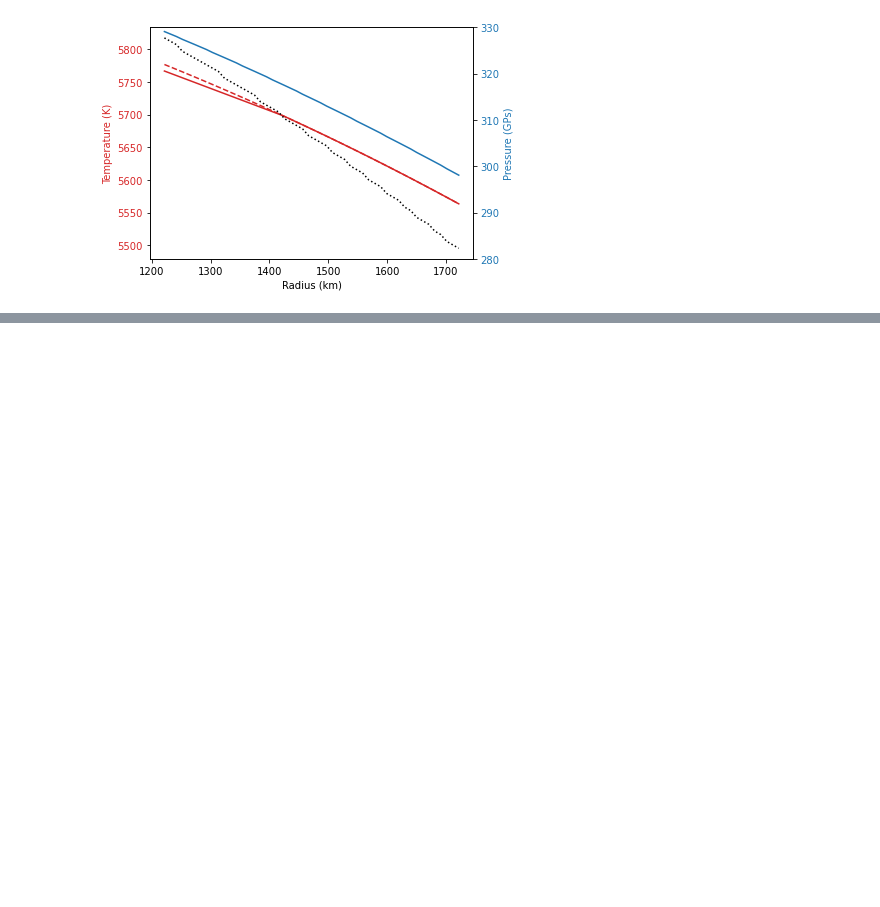
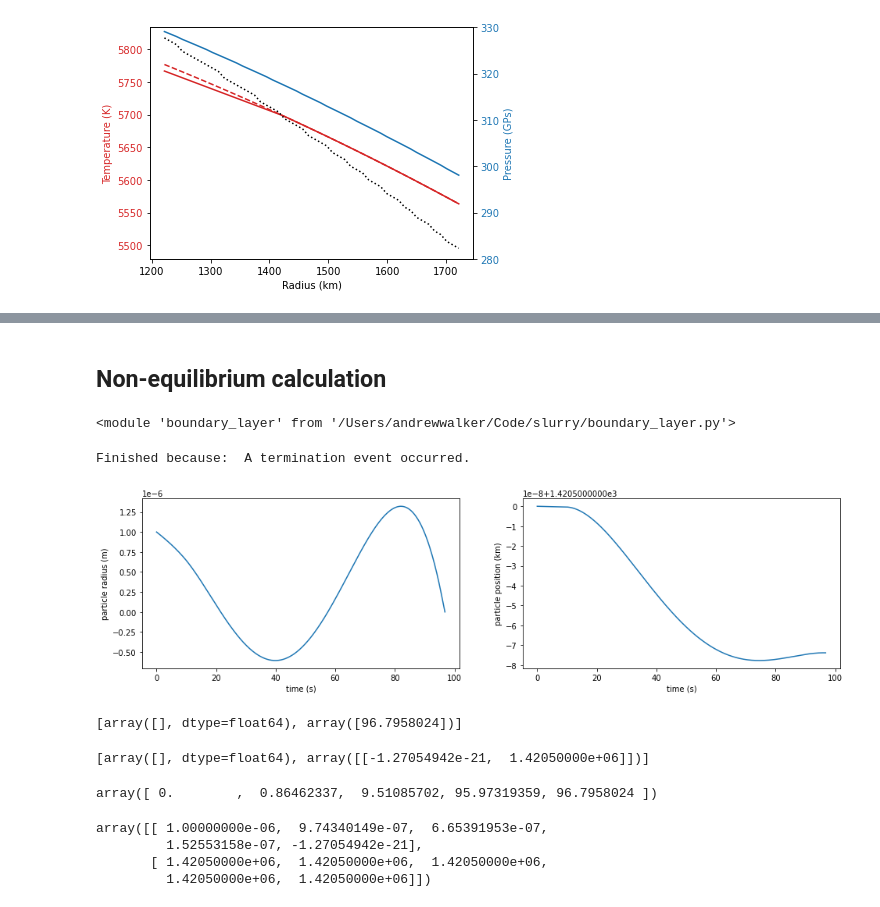
Before and after one commit to andreww/slurry, a Jupyter notebook: self_consistent_solution.ipynb, the cells around one changed output, grey strips where cells are left out. Cells and saved outputs as stored; diff of their text form; code cells hidden in the pictures; blank space fills up the shorter version.

```diff
--- a/self_consistent_solution.ipynb
+++ b/self_consistent_solution.ipynb
@@ -90,11 +91,9 @@ def setup_flayer_functions(r_icb, r_cmb, r_flayer_top, gamma, delta_t_icb, xfe_a
     def temperature_function(r):
         if r > radius_top_flayer:
             temp = t_cmb * (prem.density(r/1000.0)/rho_cmb)**gamma
-        elif r >= radius_inner_core:
+        else: # Will give value inside inner core, but we may need that for IVP solver...
             temp = temperature_icb + (r - r_icb)*(
                 (adabat_t_top_flayer-temperature_icb)/(r_flayer_top-r_icb))
-        else:
-            raise NotImplementedError("What's going on")
         return temp
 
 
@@ -103,16 +102,20 @@ def setup_flayer_functions(r_icb, r_cmb, r_flayer_top, gamma, delta_t_icb, xfe_a
     def composition_function(r):
         if r > radius_top_flayer:
             xfe = xfe_adiabatic
-        elif r >= radius_inner_core:
+        else:
             xfe = xfe_icb + (r - r_icb)*(
                 (xfe_adiabatic-xfe_icb)/(r_flayer_top-r_icb))
-        else:
-            raise NotImplementedError("What's going on")
         return xfe
 
-    pressure_function = np.vectorize(prem.pressure)
+    @np.vectorize
+    def pressure_function(r):
+        return prem.pressure(r/1000.0)
 
-    return temperature_function, adiabatic_temperature_function, composition_function, pressure_function
+    @np.vectorize
+    def gravity_function(r):
+        return prem.gravity(r/1000.0)
+
+    return temperature_function, adiabatic_temperature_function, composition_function, pressure_function, gravity_function
 # %%
 # F-layer setup
 radius_inner_core = 1221.5e3
@@ -122,7 +125,7 @@ gamma = 1.5
 
 # IVP defaults
 start_time = 0 # s
-max_time = 1000000 # s
+max_time = 100000000000 # s
 rtot = 1.0 # initial box radius
 
 # Physical properties
@@ -131,7 +134,7 @@ k0 = 150.0 # growth rate prefactor, m/s
 dl = 1.0E-9 # diffusion
 mu = 1.0e-6 # kinematic viscosity
 
-tfunc, atfunc, xfunc, pfunc = setup_flayer_functions(radius_inner_core, radius_cmb, radius_top_flayer,
+tfunc, atfunc, xfunc, pfunc, gfunc = setup_flayer_functions(radius_inner_core, radius_cmb, radius_top_flayer,
                                                     gamma, 10.0, 0.92, 0.92)
 # %% [output]
 Liquidus temperature at top of F-layer is 5698.941318305444 K
@@ -218,0 +231,52 @@ liquid_density, solid_mixture_density, fe_liquid_density, fe_hpc_density, \
+# %% [markdown]
+## Non-equilibrium calculation
+# %%
+from importlib import reload
+reload(boundary_layer)
+# %% [output]
+<module 'boundary_layer' from '/Users/andrewwalker/Code/slurry/boundary_layer.py'>
+# %%
+initial_particle_size = 1E-6
+sol = boundary_layer.falling_growing_particle_solution(start_time, max_time, initial_particle_size,
+                                                       radius_top_flayer-1000.0, xfunc, rtot, tfunc, pfunc,
+                                                       dl, k0, gfunc, mu, radius_inner_core)
+
+print('Finished because: ', sol.message)
+# Interpolate solution (using 5th order polynomial interpolation)
+times = np.linspace(sol.sol.ts[0], sol.sol.ts[-1], 500)
+rps = sol.sol(times)[0]
+lps = sol.sol(times)[1]
+
+# Plot
+fig, ax = plt.subplots(ncols=2, figsize=(16,4))
+ax[0].plot(times, rps)
+ax[0].set_xlabel('time (s)')
+ax[0].set_ylabel('particle radius (m)')
+
+ax[1].plot(times, lps/1000)
+ax[1].set_xlabel('time (s)')
+ax[1].set_ylabel('particle position (km)')
+
+plt.show()
+# %% [output]
+Finished because:  A termination event occurred.
+[figure, added]
+# %%
+sol.t_events
+# %% [output]
+[array([], dtype=float64), array([96.7958024])]
+# %%
+sol.y_events
+# %% [output]
+[array([], dtype=float64), array([[-1.27054942e-21,  1.42050000e+06]])]
+# %%
+sol.t
+# %% [output]
+array([ 0.        ,  0.86462337,  9.51085702, 95.97319359, 96.7958024 ])
+# %%
+sol.y
+# %% [output]
+array([[ 1.00000000e-06,  9.74340149e-07,  6.65391953e-07,
+         1.52553158e-07, -1.27054942e-21],
+       [ 1.42050000e+06,  1.42050000e+06,  1.42050000e+06,
+         1.42050000e+06,  1.42050000e+06]])
```
Also changed, not shown: parts of 16 cells of this notebook, 4 other files.
